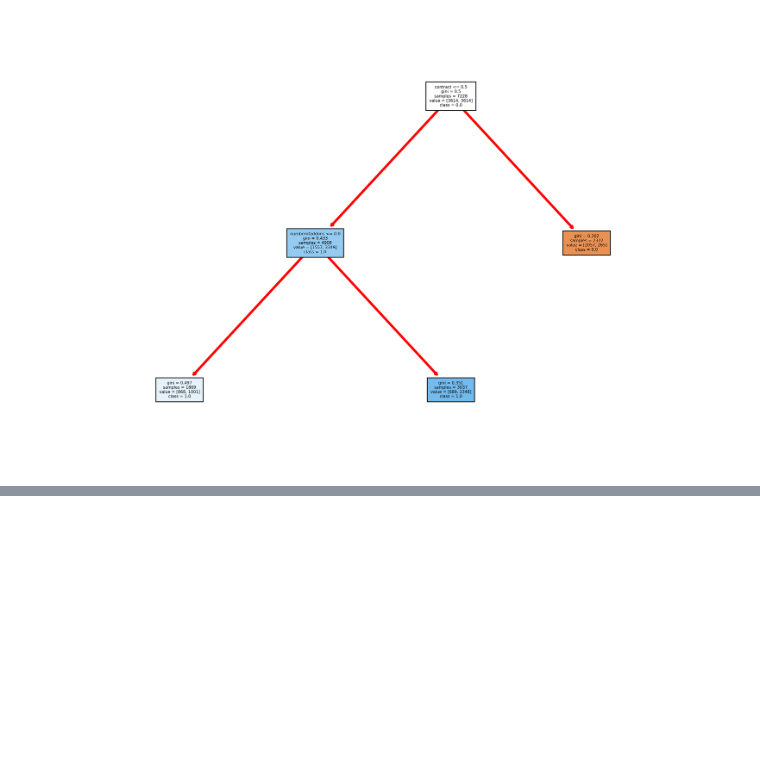
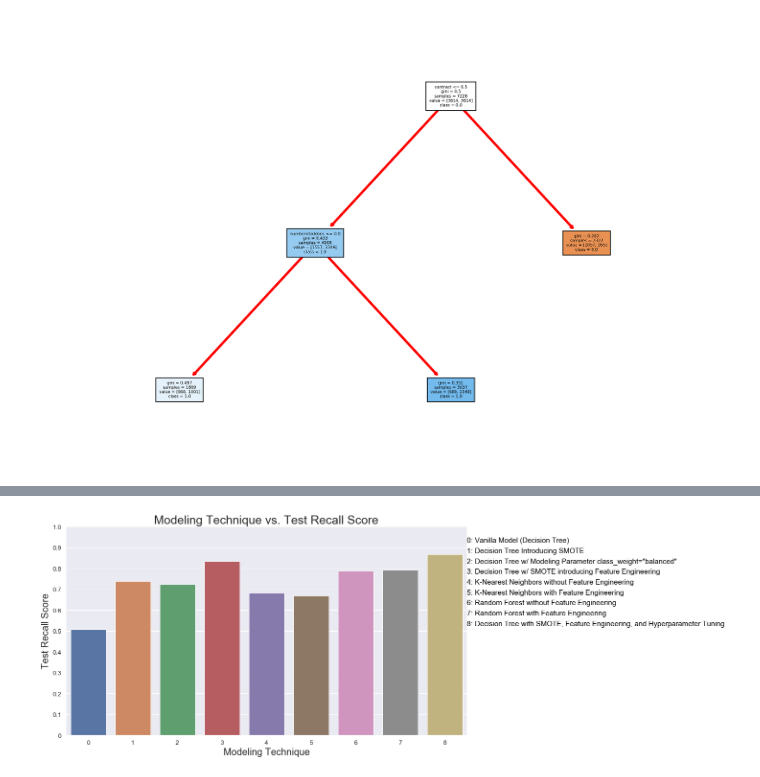
Before and after one commit to mattielips/customer-retention-modeling, a Jupyter notebook: Modeling.ipynb, the cells around one changed output, grey strips where cells are left out. Drawn from its saved outputs; the diff is of its cells as text; code cells hidden in the pictures; blank space fills up the shorter version.

```diff
--- a/Modeling.ipynb
+++ b/Modeling.ipynb
@@ -993,0 +654,17 @@ Name: churn, dtype: int64
+# %%
+data = [['pipe_1', 'Decision Tree', 0.510, 0.510, 0, 'None', 'No', 'Vanilla Model (Decision Tree)'],
+        ['pipe_2', 'Decision Tree', 0.815, 0.738, 1, 'SMOTE', 'No', 'Decision Tree introducing SMOTE'],
+        ['pipe_3', 'Decision Tree', 0.742, 0.722, 2, 'class_weight="balanced"', 'No', 'Decision Tree with modeling parameter class_weight="Balanced"'],
+        ['pipe_4', 'Decision Tree', 0.894, 0.832, 3, 'SMOTE', 'Yes', 'Decision Tree with SMOTE introducing Feature Engineering'],
+        ['pipe_knn', 'K-Nearest Neighbors', 0.951, 0.684, 4, 'SMOTE', 'No', 'K-Nearest Neighbors without Feature Engineering'],
+        ['pipe_knn_fe', 'K-Nearest Neighbors', 0.929, 0.670, 5, 'SMOTE', 'Yes', 'K-Nearest Neighbors with Feature Engineering'],
+        ['pipe_rf', 'Random Forest', 0.861, 0.786, 6, 'SMOTE', 'No', 'Random Forest without Feature Engineering'],
+        ['pipe_rf_fe', 'Random Forest', 0.855, 0.791, 7, 'SMOTE', 'Yes', 'Random Forest with Feature Engineering'],
+        ['pipe_dt_fe_best', 'Decision Tree', 0.927, 0.868, 8, 'SMOTE', 'Yes', 'Decision Tree with SMOTE, Feature Engineering, and Hyperparameter Tuning']]
+
+# Create the pandas DataFrame
+df_pipelines = pd.DataFrame(data, columns = ['Name of Pipeline', 'Name of Classification Modeling Technique',
+                                             'Training Recall Score', 'Test Recall Score', 'Model Number',
+                                             'Addressed Class Imbalance Using', 'Feature Engineering Implemented', 'Title'])
+
+df_pipelines
@@ -993,0 +682,49 @@ Name: churn, dtype: int64
+# %%
+plt.figure(figsize=(15,8))
+sns.set(font_scale=1.2)
+pal = sns.color_palette("husl", 8)
+ax = sns.barplot(df_pipelines['Model Number'], df_pipelines['Test Recall Score'])
+ax.set_title('Modeling Technique vs. Test Recall Score', fontsize=25)
+ax.set_xlabel('Modeling Technique', fontsize=20)
+ax.set_ylabel('Test Recall Score', fontsize=20)
+ax.text(1, 0.95, '0: Vanilla Model (Decision Tree)', color='black',
+        horizontalalignment='left', fontsize=15,
+        verticalalignment='top',
+        transform=ax.transAxes)
+ax.text(1, 0.9, '1: Decision Tree Introducing SMOTE', color='black',
+        horizontalalignment='left', fontsize=15,
+        verticalalignment='top',
+        transform=ax.transAxes)
+ax.text(1, 0.85, '2: Decision Tree w/ Modeling Parameter class_weight="balanced"', color='black',
+        horizontalalignment='left', fontsize=15,
+        verticalalignment='top',
+        transform=ax.transAxes)
+ax.text(1, 0.8, '3: Decision Tree w/ SMOTE introducing Feature Engineering', color='black',
+        horizontalalignment='left', fontsize=15,
+        verticalalignment='top',
+        transform=ax.transAxes)
+ax.text(1, 0.75, '4: K-Nearest Neighbors without Feature Engineering', color='black',
+        horizontalalignment='left', fontsize=15,
+        verticalalignment='top',
+        transform=ax.transAxes)
+ax.text(1, 0.70, '5: K-Nearest Neighbors with Feature Engineering', color='black',
+        horizontalalignment='left', fontsize=15,
+        verticalalignment='top',
+        transform=ax.transAxes)
+ax.text(1, 0.65, '6: Random Forest without Feature Engineering', color='black',
+        horizontalalignment='left', fontsize=15,
+        verticalalignment='top',
+        transform=ax.transAxes)
+ax.text(1, 0.6, '7: Random Forest with Feature Engineering', color='black',
+        horizontalalignment='left', fontsize=15,
+        verticalalignment='top',
+        transform=ax.transAxes)
+ax.text(1, 0.55, '8: Decision Tree with SMOTE, Feature Engineering, and Hyperparameter Tuning', color='black',
+        horizontalalignment='left', fontsize=15,
+        verticalalignment='top',
+        transform=ax.transAxes)
+ax.set_ylim(bottom=0, top=1)
+ax.set_yticks((0,.10,.20,.30,.40,.50,.60,.70,.80,.90,1.00))
+ax.set_yticklabels((0,.10,.20,.30,.40,.50,.60,.70,.80,.90,1.00));
+# %% [output]
+[figure, added]
```
Also changed, not shown: parts of 31 cells of this notebook, 2 other files.
